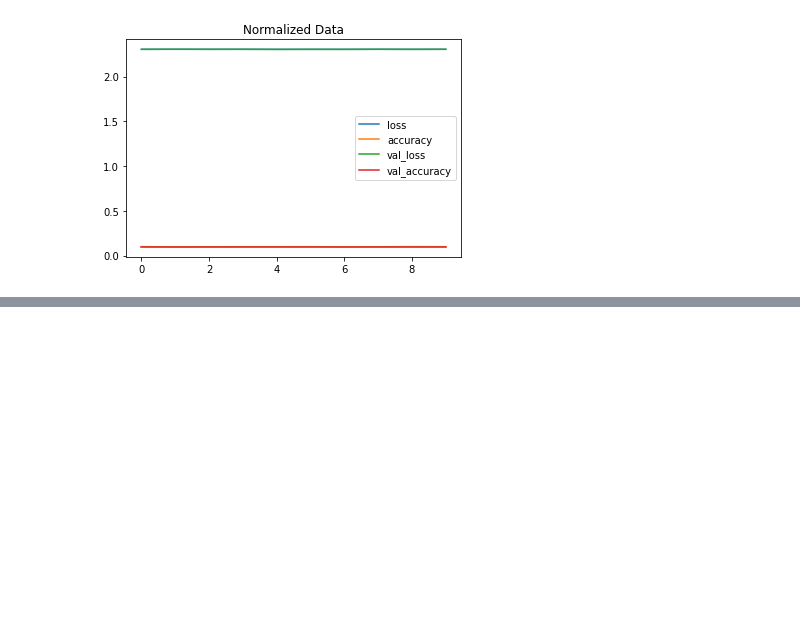
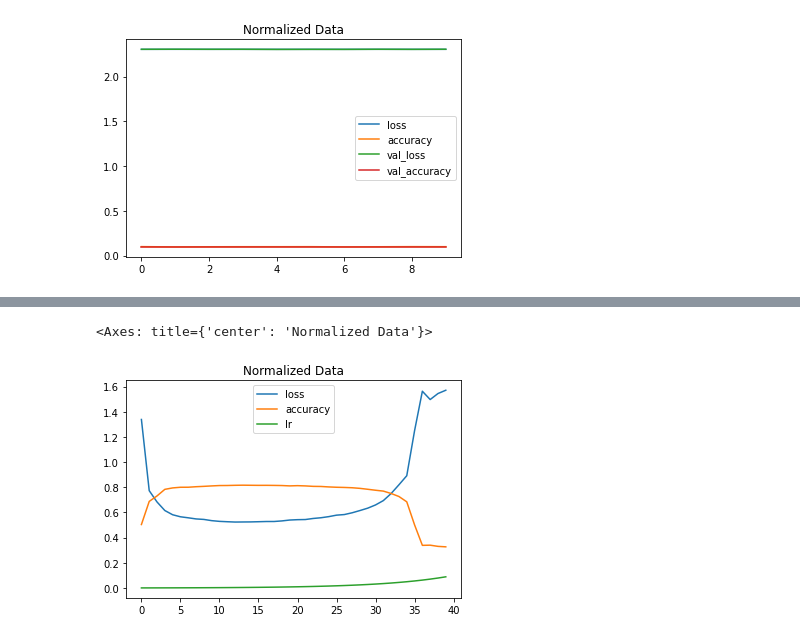
Before and after one commit to Kaushal-Top5699/classification_NN_tensorflow, a Jupyter notebook: classification_NN_tensorflow.ipynb, the cells around one changed output, grey strips where cells are left out. Drawn from its saved outputs; the diff is of its cells as text; code cells hidden in the pictures; blank space fills up the shorter version.

Commit message:
Finding Ideal Learning Rate.

```diff
--- a/classification_NN_tensorflow.ipynb
+++ b/classification_NN_tensorflow.ipynb
@@ -1085,0 +1127,17 @@ pd.DataFrame(norm_history.history).plot(title = "Normalized Data")
+# %%
+tf.random.set_seed(42)
+
+model_12 = tf.keras.Sequential([
+    tf.keras.layers.Flatten(input_shape = (28, 28)),
+    tf.keras.layers.Dense(4, activation = "relu"),
+    tf.keras.layers.Dense(4, activation = "relu"),
+    tf.keras.layers.Dense(10, activation = "softmax")
+])
+
+model_12.compile(loss = tf.keras.losses.SparseCategoricalCrossentropy(),
+                 optimizer = tf.keras.optimizers.Adam(),
+                 metrics = ["accuracy"])
+
+lr_schedular = tf.keras.callbacks.LearningRateScheduler(lambda epoch: 1e-3 * 10**(epoch/20))
+
+history_12 = model_12.fit(train_data_norm, train_labels, epochs = 40, callbacks = [lr_schedular])
@@ -1085,0 +1162,5 @@ pd.DataFrame(norm_history.history).plot(title = "Normalized Data")
+# %%
+pd.DataFrame(history_12.history).plot(title = "Normalized Data")
+# %% [output]
+<Axes: title={'center': 'Normalized Data'}>
+[figure, added]
```
Also changed, not shown: parts of 12 cells of this notebook.
